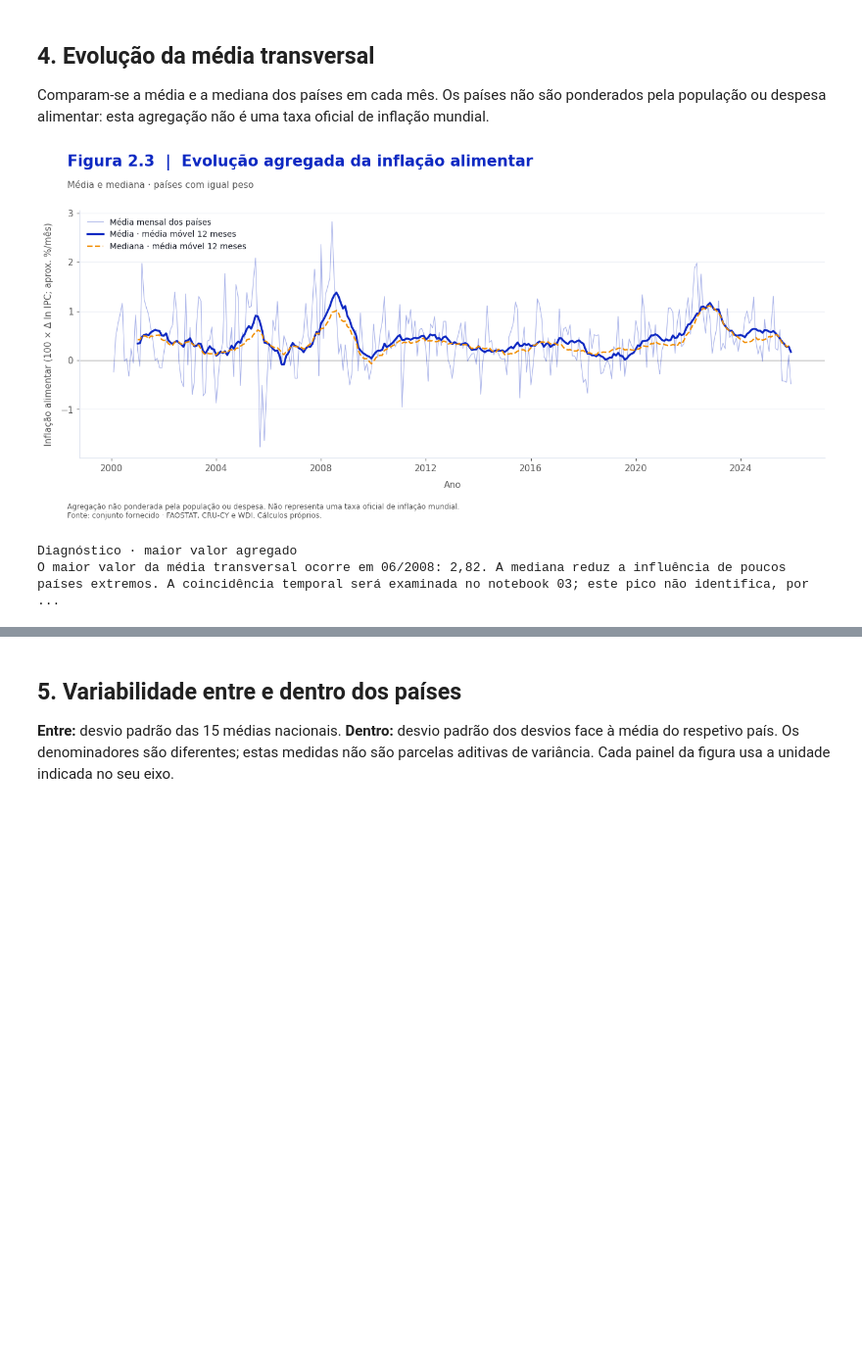
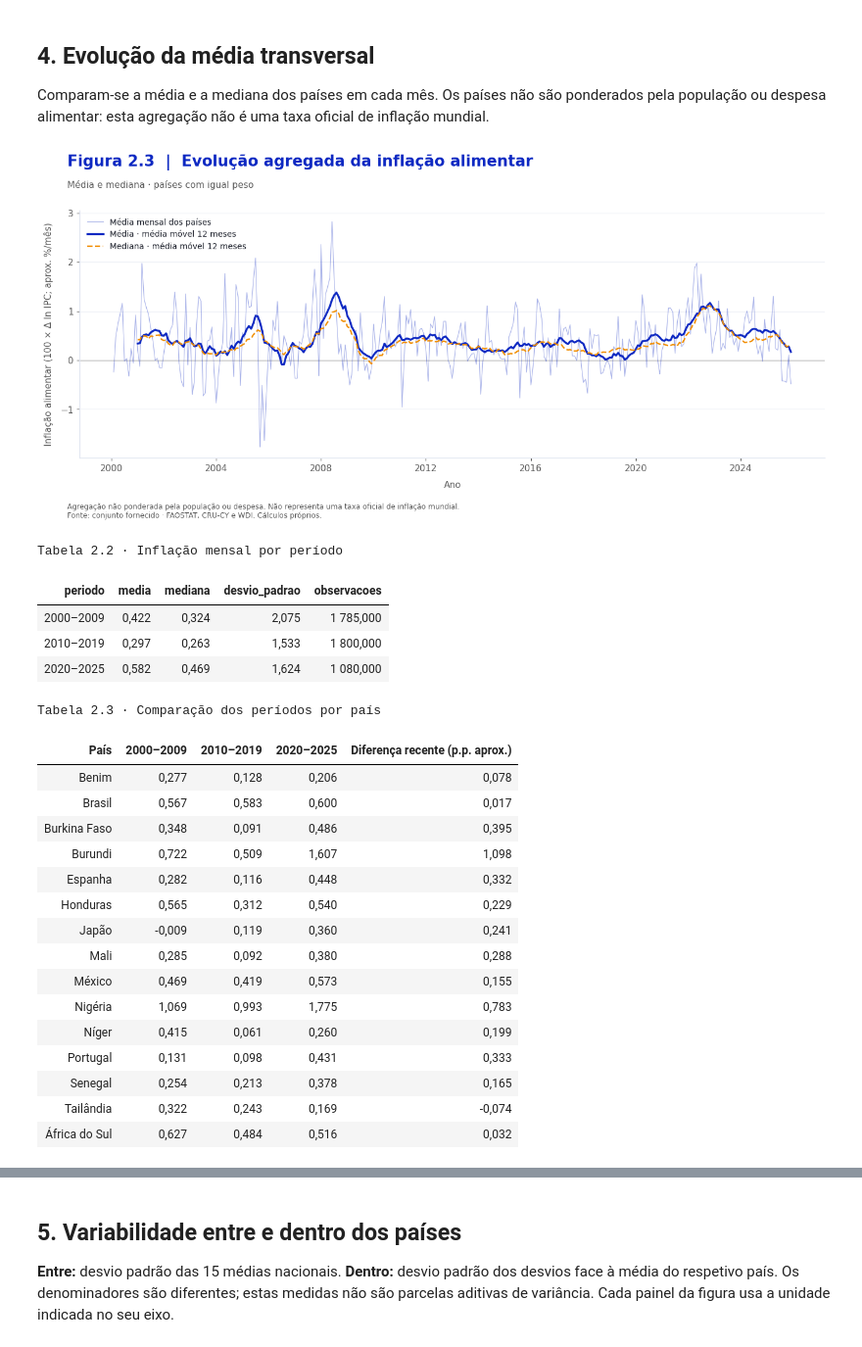
Before and after one commit to leandromicael123/Aquecimento-global, a Jupyter notebook: notebooks/02_exploracao_visual.ipynb, the cells around one changed output, grey strips where cells are left out. Shown at 98% size. Cells and saved outputs as stored; diff of their text form; code cells hidden in the pictures; blank space fills up the shorter version.

```diff
--- a/notebooks/02_exploracao_visual.ipynb
+++ b/notebooks/02_exploracao_visual.ipynb
@@ -149,15 +106,43 @@ Comparam-se a média e a mediana dos países em cada mês. Os países não são
 mensal = evolucao_agregada(dados)
 evolucao_da_media(mensal, graficos)
 csv(mensal.reset_index(), tabelas / "03_evolucao_agregada.csv")
-
 pico = mensal["mean"].idxmax()
-nota(
-    "Diagnóstico · maior valor agregado",
-    f"O maior valor da média transversal ocorre em {pico:%m/%Y}: "
-    f'{pt(mensal.loc[pico, "mean"])}. A mediana reduz a influência de poucos países extremos. '
-    "A coincidência temporal será examinada no notebook 03; este pico não identifica, por si só, a causa do movimento.",
-)
 # %% [output]
 [figure]
-Diagnóstico · maior valor agregado
-O maior valor da média transversal ocorre em 06/2008: 2,82. A mediana reduz a influência de poucos países extremos. A coincidência temporal será examinada no notebook 03; este pico não identifica, por ...
+# %%
+from analise_resultados import comparar_periodos
+
+periodos, periodos_pais = comparar_periodos(dados)
+tabela(periodos, "Tabela 2.2 · Inflação mensal por período")
+comparacao_pais = periodos_pais.rename(
+    columns={
+        "pais": "País",
+        "mudanca_2020_2025_vs_2010_2019": "Diferença recente (p.p. aprox.)",
+    }
+)
+tabela(comparacao_pais, "Tabela 2.3 · Comparação dos períodos por país")
+csv(periodos, tabelas / "06_inflacao_por_periodo.csv")
+csv(periodos_pais, tabelas / "07_periodos_por_pais.csv")
+# %% [output]
+Tabela 2.2 · Inflação mensal por período
+| periodo | media | mediana | desvio_padrao | observacoes |
+| 2000–2009 | 0,422 | 0,324 | 2,075 | 1 785,000 |
+| 2010–2019 | 0,297 | 0,263 | 1,533 | 1 800,000 |
+| 2020–2025 | 0,582 | 0,469 | 1,624 | 1 080,000 |
+Tabela 2.3 · Comparação dos períodos por país
+| País | 2000–2009 | 2010–2019 | 2020–2025 | Diferença recente (p.p. aprox.) |
+| Benim | 0,277 | 0,128 | 0,206 | 0,078 |
+| Brasil | 0,567 | 0,583 | 0,600 | 0,017 |
+| Burkina Faso | 0,348 | 0,091 | 0,486 | 0,395 |
+| Burundi | 0,722 | 0,509 | 1,607 | 1,098 |
+| Espanha | 0,282 | 0,116 | 0,448 | 0,332 |
+| Honduras | 0,565 | 0,312 | 0,540 | 0,229 |
+| Japão | -0,009 | 0,119 | 0,360 | 0,241 |
+| Mali | 0,285 | 0,092 | 0,380 | 0,288 |
+| México | 0,469 | 0,419 | 0,573 | 0,155 |
+| Nigéria | 1,069 | 0,993 | 1,775 | 0,783 |
+| Níger | 0,415 | 0,061 | 0,260 | 0,199 |
+| Portugal | 0,131 | 0,098 | 0,431 | 0,333 |
+| Senegal | 0,254 | 0,213 | 0,378 | 0,165 |
+| Tailândia | 0,322 | 0,243 | 0,169 | -0,074 |
+| África do Sul | 0,627 | 0,484 | 0,516 | 0,032 |
```
Also changed, not shown: parts of 19 cells of this notebook, 12 other files.
